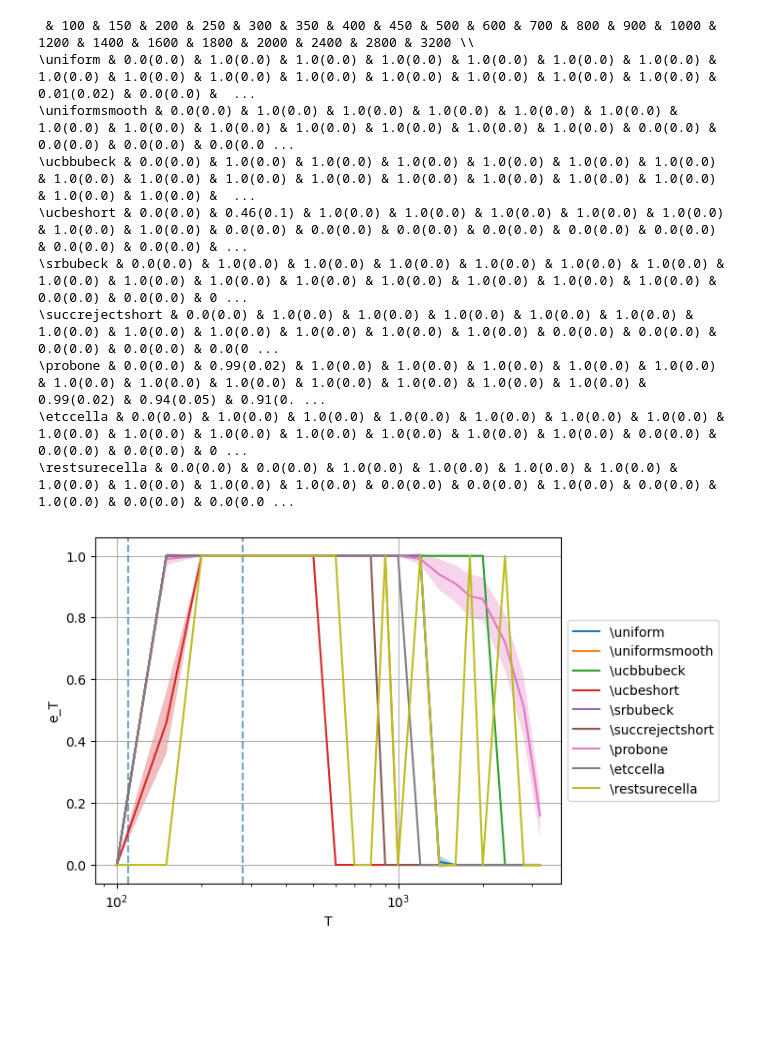
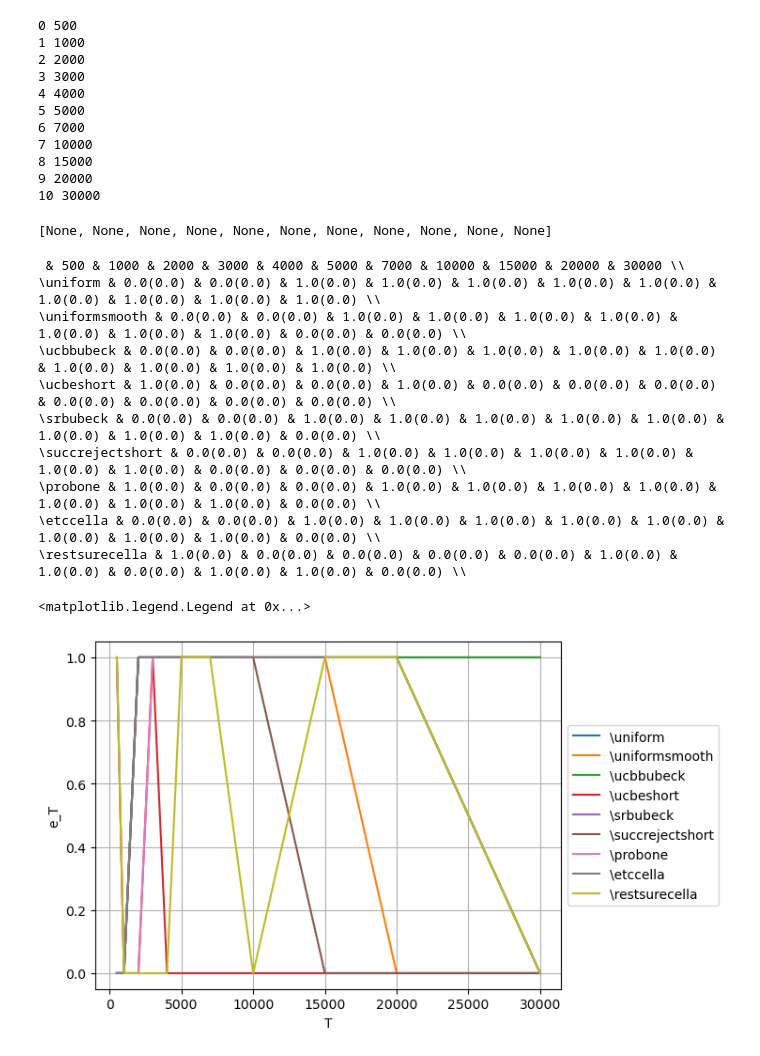
Before and after one commit to MontenegroAlessandro/BestArmIdSRB, a Jupyter notebook: notebooks/plot_marco.ipynb, the cells around one changed output. Cells and saved outputs as stored; diff of their text form; code cells hidden in the pictures; blank space fills up the shorter version.

```diff
--- a/notebooks/plot_marco.ipynb
+++ b/notebooks/plot_marco.ipynb
@@ -60,3 +56,18 @@ T_list, algs, n_runs
+# %%
+[print(i, T) for i, T in enumerate(T_list)]
+# %% [output]
+0 500
+1 1000
+2 2000
+3 3000
+4 4000
+5 5000
+6 7000
+7 10000
+8 15000
+9 20000
+10 30000
+[None, None, None, None, None, None, None, None, None, None, None]
 # %%
 plt.figure()
 
@@ -74,53 +85,64 @@ for alg_i, alg in enumerate(algs):
 
     # for exp1
     mask = np.zeros(probs.shape, dtype=bool)
-    mask[:, :2] = probs[:, :2] != 1
-    mask[:, 2:] = probs[:, 2:] != 0
+    mask[:, :2] = probs[:, :2] != 5
+    mask[:, 2:] = probs[:, 2:] != 2
     probs[mask] = 1
     probs[np.logical_not(mask)] = 0
+    '''mask[:, :2] = probs[:, :2] != 1'''
+    '''mask[:, :] = probs[:, :] != 0
+    probs[mask] = 1
+    probs[np.logical_not(mask)] = 0'''
+    '''mask = np.zeros(probs.shape, dtype=bool)
+    mask[:, :18] = probs[:, :18] != 1
+    mask[:, 18:] = probs[:, 18:] != 0
+    probs[mask] = 1
+    probs[np.logical_not(mask)] = 0'''
 
 
     # for exp2
     '''mask = np.zeros(probs.shape, dtype=bool)
     mask[:, 0] = probs[:, 0] != 1
     mask[:, 1] = probs[:, 1] != 2
     mask[:, 2:] = probs[:, 2:] != 0
     probs[mask] = 1
     probs[np.logical_not(mask)] = 0'''
 
     # probs[probs > 0] = 1
     mean = np.mean(probs, axis=0)
     std = np.round(2 * np.std(probs, axis=0) / math.sqrt(n_runs), 2)
     bernulli_std = np.round(2 * np.sqrt(mean * (1 - mean) / n_runs), 2)
+
     plt.plot(T_list, mean, label=alg)
-    plt.axvline(185, alpha=.1, ls="--")
+    # plt.axvline(185, alpha=.1, ls="--")
     '''plt.axvline(110, alpha=.1, ls="--")
     plt.axvline(280, alpha=.1, ls="--")'''
     plt.fill_between(T_list, mean - std, mean + std, alpha=0.3)
 
 
     print(alg + ' & ', end='')
     for T_i, T in enumerate(T_list):
         print(str(mean[T_i]) + '(' + str(std[T_i]) + ')', end='')
         if T_i < len(T_list) - 1:
             print(' & ', end='')
     print(' \\\\')
 
 plt.ylabel('e_T')
-plt.xscale('log')
+# plt.xscale('log')
 plt.xlabel('T')
 plt.grid()
 plt.legend(loc='center left', bbox_to_anchor=(1, 0.5))
-tkz.save("exp2_results.tex")
+# tkz.save("autorl" + ".tex")
 # %% [output]
- & 100 & 150 & 200 & 250 & 300 & 350 & 400 & 450 & 500 & 600 & 700 & 800 & 900 & 1000 & 1200 & 1400 & 1600 & 1800 & 2000 & 2400 & 2800 & 3200 \\
-\uniform & 0.0(0.0) & 1.0(0.0) & 1.0(0.0) & 1.0(0.0) & 1.0(0.0) & 1.0(0.0) & 1.0(0.0) & 1.0(0.0) & 1.0(0.0) & 1.0(0.0) & 1.0(0.0) & 1.0(0.0) & 1.0(0.0) & 1.0(0.0) & 1.0(0.0) & 0.01(0.02) & 0.0(0.0) &  ...
-\uniformsmooth & 0.0(0.0) & 1.0(0.0) & 1.0(0.0) & 1.0(0.0) & 1.0(0.0) & 1.0(0.0) & 1.0(0.0) & 1.0(0.0) & 1.0(0.0) & 1.0(0.0) & 1.0(0.0) & 1.0(0.0) & 1.0(0.0) & 0.0(0.0) & 0.0(0.0) & 0.0(0.0) & 0.0(0.0 ...
-\ucbbubeck & 0.0(0.0) & 1.0(0.0) & 1.0(0.0) & 1.0(0.0) & 1.0(0.0) & 1.0(0.0) & 1.0(0.0) & 1.0(0.0) & 1.0(0.0) & 1.0(0.0) & 1.0(0.0) & 1.0(0.0) & 1.0(0.0) & 1.0(0.0) & 1.0(0.0) & 1.0(0.0) & 1.0(0.0) &  ...
-\ucbeshort & 0.0(0.0) & 0.46(0.1) & 1.0(0.0) & 1.0(0.0) & 1.0(0.0) & 1.0(0.0) & 1.0(0.0) & 1.0(0.0) & 1.0(0.0) & 0.0(0.0) & 0.0(0.0) & 0.0(0.0) & 0.0(0.0) & 0.0(0.0) & 0.0(0.0) & 0.0(0.0) & 0.0(0.0) & ...
-\srbubeck & 0.0(0.0) & 1.0(0.0) & 1.0(0.0) & 1.0(0.0) & 1.0(0.0) & 1.0(0.0) & 1.0(0.0) & 1.0(0.0) & 1.0(0.0) & 1.0(0.0) & 1.0(0.0) & 1.0(0.0) & 1.0(0.0) & 1.0(0.0) & 1.0(0.0) & 0.0(0.0) & 0.0(0.0) & 0 ...
-\succrejectshort & 0.0(0.0) & 1.0(0.0) & 1.0(0.0) & 1.0(0.0) & 1.0(0.0) & 1.0(0.0) & 1.0(0.0) & 1.0(0.0) & 1.0(0.0) & 1.0(0.0) & 1.0(0.0) & 1.0(0.0) & 0.0(0.0) & 0.0(0.0) & 0.0(0.0) & 0.0(0.0) & 0.0(0 ...
-\probone & 0.0(0.0) & 0.99(0.02) & 1.0(0.0) & 1.0(0.0) & 1.0(0.0) & 1.0(0.0) & 1.0(0.0) & 1.0(0.0) & 1.0(0.0) & 1.0(0.0) & 1.0(0.0) & 1.0(0.0) & 1.0(0.0) & 1.0(0.0) & 0.99(0.02) & 0.94(0.05) & 0.91(0. ...
-\etccella & 0.0(0.0) & 1.0(0.0) & 1.0(0.0) & 1.0(0.0) & 1.0(0.0) & 1.0(0.0) & 1.0(0.0) & 1.0(0.0) & 1.0(0.0) & 1.0(0.0) & 1.0(0.0) & 1.0(0.0) & 1.0(0.0) & 1.0(0.0) & 0.0(0.0) & 0.0(0.0) & 0.0(0.0) & 0 ...
-\restsurecella & 0.0(0.0) & 0.0(0.0) & 1.0(0.0) & 1.0(0.0) & 1.0(0.0) & 1.0(0.0) & 1.0(0.0) & 1.0(0.0) & 1.0(0.0) & 1.0(0.0) & 0.0(0.0) & 0.0(0.0) & 1.0(0.0) & 0.0(0.0) & 1.0(0.0) & 0.0(0.0) & 0.0(0.0 ...
+ & 500 & 1000 & 2000 & 3000 & 4000 & 5000 & 7000 & 10000 & 15000 & 20000 & 30000 \\
+\uniform & 0.0(0.0) & 0.0(0.0) & 1.0(0.0) & 1.0(0.0) & 1.0(0.0) & 1.0(0.0) & 1.0(0.0) & 1.0(0.0) & 1.0(0.0) & 1.0(0.0) & 1.0(0.0) \\
+\uniformsmooth & 0.0(0.0) & 0.0(0.0) & 1.0(0.0) & 1.0(0.0) & 1.0(0.0) & 1.0(0.0) & 1.0(0.0) & 1.0(0.0) & 1.0(0.0) & 0.0(0.0) & 0.0(0.0) \\
+\ucbbubeck & 0.0(0.0) & 0.0(0.0) & 1.0(0.0) & 1.0(0.0) & 1.0(0.0) & 1.0(0.0) & 1.0(0.0) & 1.0(0.0) & 1.0(0.0) & 1.0(0.0) & 1.0(0.0) \\
+\ucbeshort & 1.0(0.0) & 0.0(0.0) & 0.0(0.0) & 1.0(0.0) & 0.0(0.0) & 0.0(0.0) & 0.0(0.0) & 0.0(0.0) & 0.0(0.0) & 0.0(0.0) & 0.0(0.0) \\
+\srbubeck & 0.0(0.0) & 0.0(0.0) & 1.0(0.0) & 1.0(0.0) & 1.0(0.0) & 1.0(0.0) & 1.0(0.0) & 1.0(0.0) & 1.0(0.0) & 1.0(0.0) & 0.0(0.0) \\
+\succrejectshort & 0.0(0.0) & 0.0(0.0) & 1.0(0.0) & 1.0(0.0) & 1.0(0.0) & 1.0(0.0) & 1.0(0.0) & 1.0(0.0) & 0.0(0.0) & 0.0(0.0) & 0.0(0.0) \\
+\probone & 1.0(0.0) & 0.0(0.0) & 0.0(0.0) & 1.0(0.0) & 1.0(0.0) & 1.0(0.0) & 1.0(0.0) & 1.0(0.0) & 1.0(0.0) & 1.0(0.0) & 0.0(0.0) \\
+\etccella & 0.0(0.0) & 0.0(0.0) & 1.0(0.0) & 1.0(0.0) & 1.0(0.0) & 1.0(0.0) & 1.0(0.0) & 1.0(0.0) & 1.0(0.0) & 1.0(0.0) & 0.0(0.0) \\
+\restsurecella & 1.0(0.0) & 0.0(0.0) & 0.0(0.0) & 0.0(0.0) & 0.0(0.0) & 1.0(0.0) & 1.0(0.0) & 0.0(0.0) & 1.0(0.0) & 1.0(0.0) & 0.0(0.0) \\
+<matplotlib.legend.Legend at 0x...>
-[figure, old version]
+[figure, new version]
```
Also changed, not shown: parts of 2 cells of this notebook, 33 other files.
